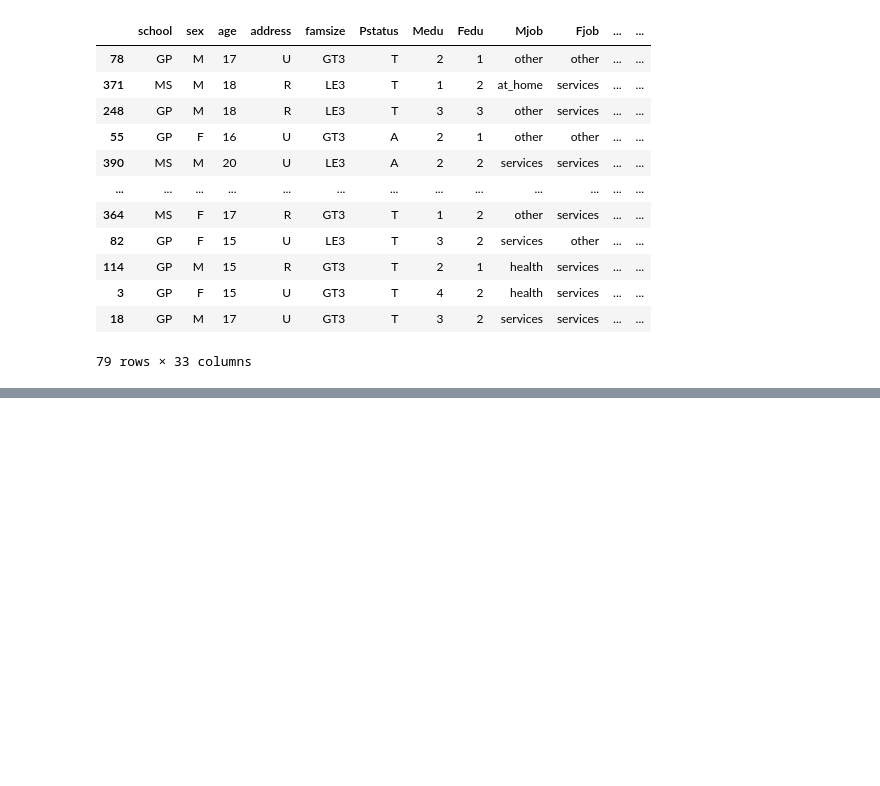
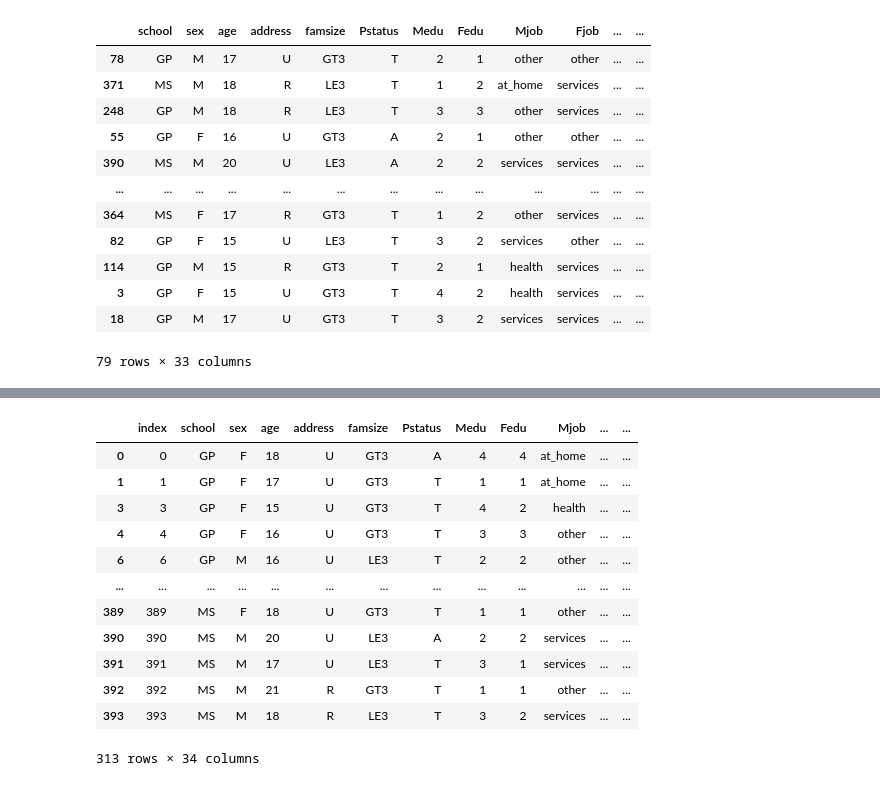
Before and after one commit to ryoiwata/handson-ml, a Jupyter notebook: notebooks/chapter_2_end_to_end_machine_learning_project.ipynb, the cells around one changed output, grey strips where cells are left out. Drawn from its saved outputs; the diff is of its cells as text; code cells hidden in the pictures; blank space fills up the shorter version.

Commit message:
hash test train split

```diff
--- a/notebooks/chapter_2_end_to_end_machine_learning_project.ipynb
+++ b/notebooks/chapter_2_end_to_end_machine_learning_project.ipynb
@@ -139,0 +150,32 @@ student_test
+# %%
+def test_set_check(identifier, testratio):
+    # Getting all the indexed that are below the total hash * test ratio
+    return crc32(np.int64(identifier)) & 0xffffffff < testratio * 2**32
+# %%
+def split_train_test_by_id(data, test_ratio, id_column):
+    # Pandas series of each rows id/index
+    ids = data[id_column]
+    # Getting the indexes that are above/below the total hash
+    in_test_set = ids.apply(lambda id_: test_set_check(id_, test_ratio))
+    # Slicing the data by indexes
+    return data.loc[~in_test_set], data.loc[in_test_set]
+# %%
+student_df_id = student_df.reset_index()
+# %%
+train_set, test_set = split_train_test_by_id(student_df_id, 0.2, "index")
+# %%
+train_set
+# %% [output]
+|  | index | school | sex | age | address | famsize | Pstatus | Medu | Fedu | Mjob | ... | ... |
+| 0 | 0 | GP | F | 18 | U | GT3 | A | 4 | 4 | at_home | ... | ... |
+| 1 | 1 | GP | F | 17 | U | GT3 | T | 1 | 1 | at_home | ... | ... |
+| 3 | 3 | GP | F | 15 | U | GT3 | T | 4 | 2 | health | ... | ... |
+| 4 | 4 | GP | F | 16 | U | GT3 | T | 3 | 3 | other | ... | ... |
+| 6 | 6 | GP | M | 16 | U | LE3 | T | 2 | 2 | other | ... | ... |
+| ... | ... | ... | ... | ... | ... | ... | ... | ... | ... | ... | ... | ... |
+| 389 | 389 | MS | F | 18 | U | GT3 | T | 1 | 1 | other | ... | ... |
+| 390 | 390 | MS | M | 20 | U | LE3 | A | 2 | 2 | services | ... | ... |
+| 391 | 391 | MS | M | 17 | U | LE3 | T | 3 | 1 | services | ... | ... |
+| 392 | 392 | MS | M | 21 | R | GT3 | T | 1 | 1 | other | ... | ... |
+| 393 | 393 | MS | M | 18 | R | LE3 | T | 3 | 2 | services | ... | ... |
+313 rows × 34 columns
```
Also changed, not shown: parts of 5 cells of this notebook.
